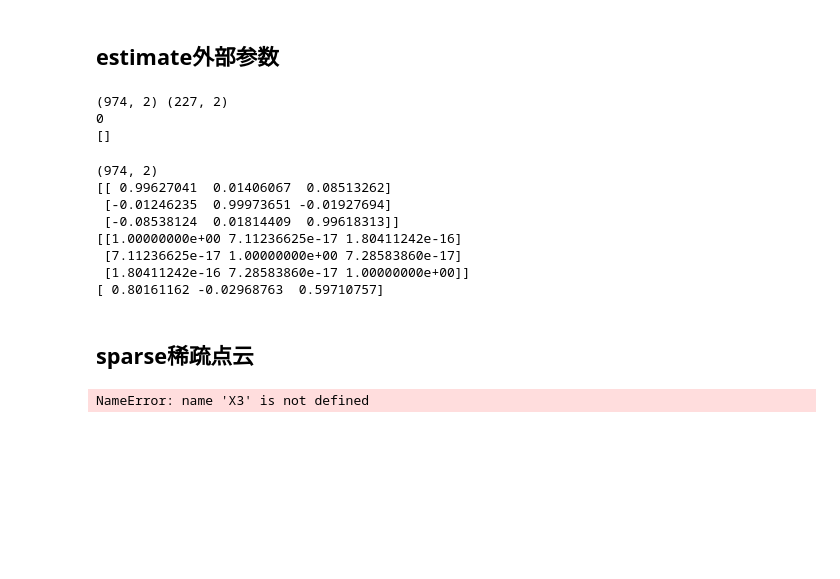
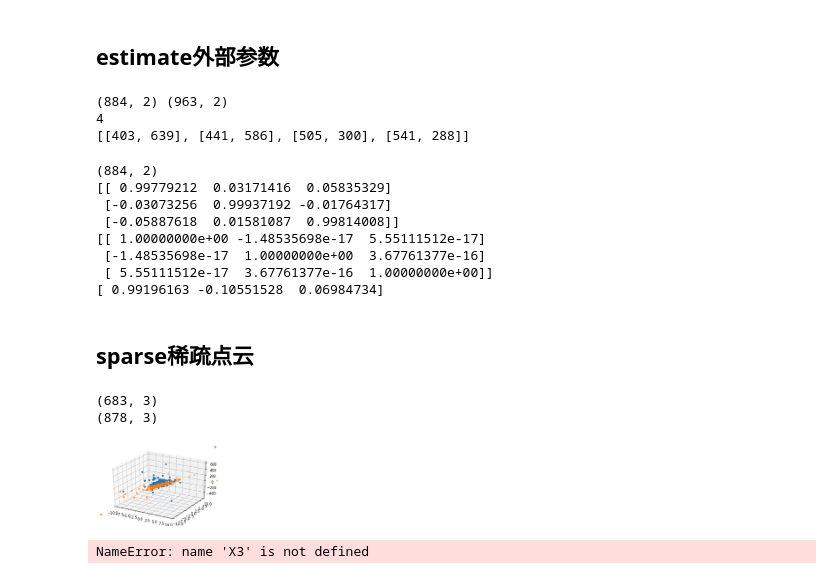
Before and after one commit to Neutrino3316/Computer-Vision, a Jupyter notebook: CVproject/newMVS-Copy1.ipynb, the cells around one changed output. Drawn from its saved outputs; the diff is of its cells as text; code cells hidden in the pictures; blank space fills up the shorter version.

```diff
--- a/CVproject/newMVS-Copy1.ipynb
+++ b/CVproject/newMVS-Copy1.ipynb
@@ -164,8 +164,8 @@ def findPose(R, T, K):
     P = K @ vstack([R.T, T]).T
     return P
 # %%
-pts1, pts2 = match_pts('15.jpg', '16.jpg')
-pts3, pts4 = match_pts('16.jpg', '17.jpg')
+pts1, pts2 = match_pts('1.jpg', '2.jpg')
+pts3, pts4 = match_pts('2.jpg', '3.jpg')
 # %%
 samepts=[]
 for x,y in zip(pts2, pts3):
@@ -175,9 +175,9 @@ print(pts2.shape, pts3.shape)
 print(len(samepts))
 print(samepts)
 # %% [output]
-(974, 2) (227, 2)
-0
-[]
+(884, 2) (963, 2)
+4
+[[403, 639], [441, 586], [505, 300], [541, 288]]
 # %%
 print(pts1.shape)
 
@@ -191,14 +191,14 @@ R2, T2 = computeRT(E)
 print(R2)
 print(R2.T @ R2, T2, sep='\n')
 # %% [output]
-(974, 2)
-[[ 0.99627041  0.01406067  0.08513262]
- [-0.01246235  0.99973651 -0.01927694]
- [-0.08538124  0.01814409  0.99618313]]
-[[1.00000000e+00 7.11236625e-17 1.80411242e-16]
- [7.11236625e-17 1.00000000e+00 7.28583860e-17]
- [1.80411242e-16 7.28583860e-17 1.00000000e+00]]
-[ 0.80161162 -0.02968763  0.59710757]
+(884, 2)
+[[ 0.99779212  0.03171416  0.05835329]
+ [-0.03073256  0.99937192 -0.01764317]
+ [-0.05887618  0.01581087  0.99814008]]
+[[ 1.00000000e+00 -1.48535698e-17  5.55111512e-17]
+ [-1.48535698e-17  1.00000000e+00  3.67761377e-16]
+ [ 5.55111512e-17  3.67761377e-16  1.00000000e+00]]
+[ 0.99196163 -0.10551528  0.06984734]
 # %% [markdown]
 ## sparse稀疏点云
 # %%
@@ -225,23 +225,27 @@ def sparse(imgname1, imgname2, K1, K2):
 
     return X, R, T
 # %%
-X1, R1, T1 = sparse('15.jpg', '16.jpg', K, K)
-X2, R2, T2 = sparse('16.jpg', '17.jpg', K, K)
+X1, R1, T1 = sparse('1.jpg', '2.jpg', K, K)
+X2, R2, T2 = sparse('2.jpg', '3.jpg', K, K)
 
 print(X1.shape)
 print(X2.shape)
 
 import matplotlib.pyplot as plt
 from mpl_toolkits.mplot3d import Axes3D
 fig = plt.figure()
 ax = fig.add_subplot(111, projection='3d')
 
 ax.scatter(X1[:,0], X1[:,1], X1[:,2])
 ax.scatter(X2[:,0], X2[:,1], X2[:,2])
 plt.xlim([-10, 10])
 plt.ylim([-10, 10])
 
 plt.show()
+# %% [output]
+(683, 3)
+(878, 3)
+[figure, added]
 # %%
 n2 = X2.shape[0]
 X2 = (vstack([R1.T, T1])).T @ vstack([X2.T, ones(n2)])
```
Also changed, not shown: 1 other file.
